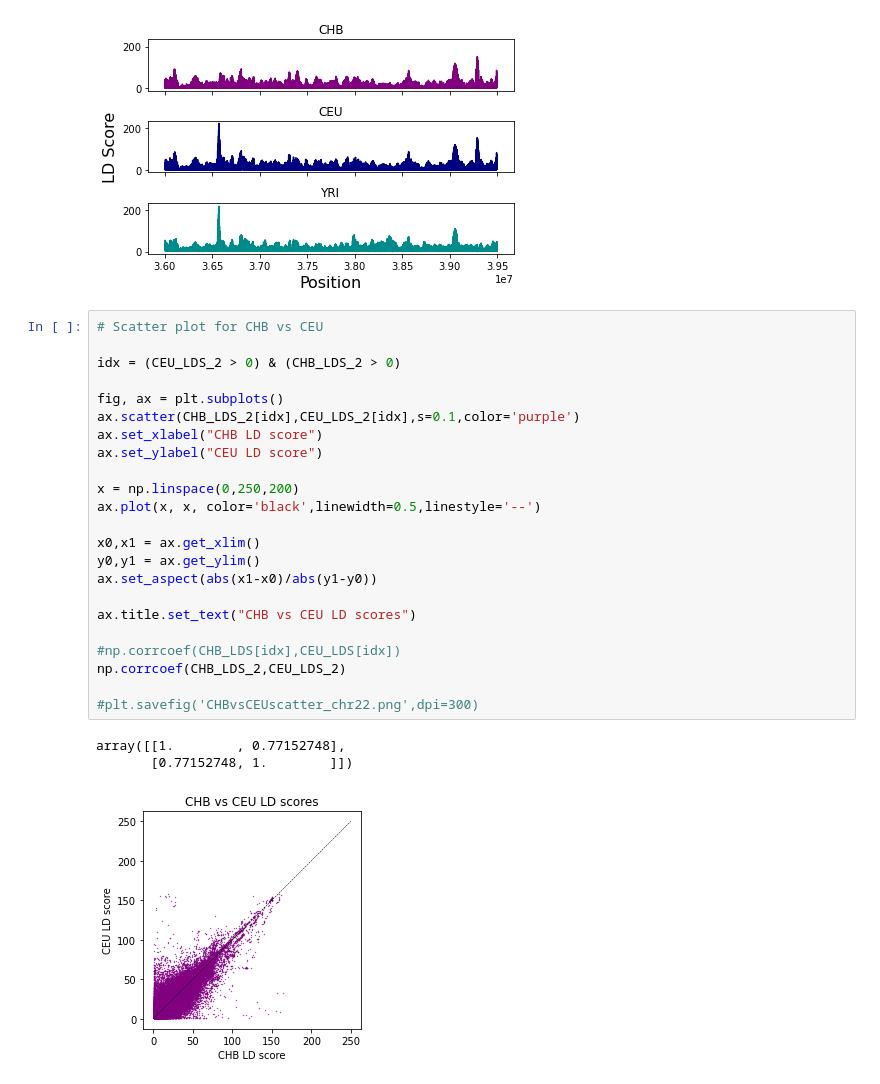
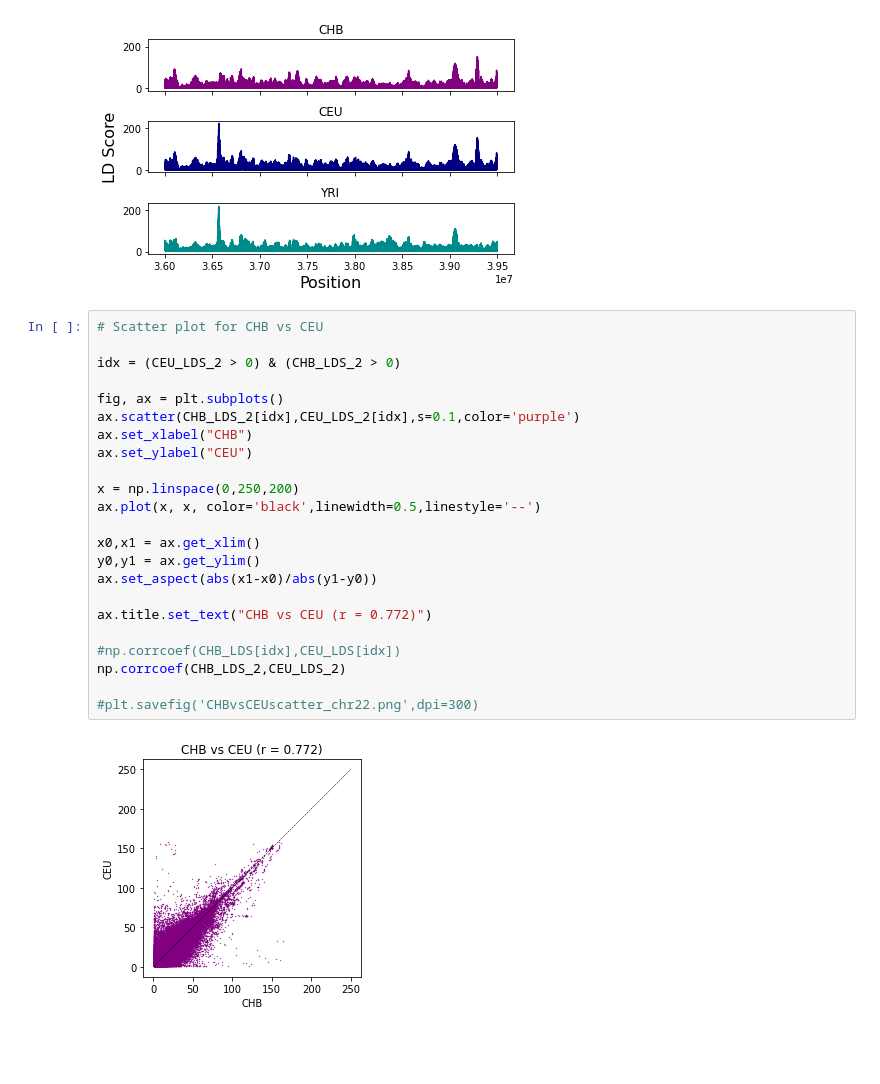
Before and after one commit to achyutha11/geo_LD_viz_v2, a Jupyter notebook: doc/notebooks/kxpexp.ipynb, the cells around one changed output. Cells and saved outputs as stored; diff of their text form; blank space fills up the shorter version.

```diff
--- a/doc/notebooks/kxpexp.ipynb
+++ b/doc/notebooks/kxpexp.ipynb
@@ -518,30 +248,28 @@ plt.tight_layout()
 # %%
 # Scatter plot for CHB vs CEU
 
 idx = (CEU_LDS_2 > 0) & (CHB_LDS_2 > 0)
 
 fig, ax = plt.subplots()
 ax.scatter(CHB_LDS_2[idx],CEU_LDS_2[idx],s=0.1,color='purple')
-ax.set_xlabel("CHB LD score")
-ax.set_ylabel("CEU LD score")
+ax.set_xlabel("CHB")
+ax.set_ylabel("CEU")
 
 x = np.linspace(0,250,200)
 ax.plot(x, x, color='black',linewidth=0.5,linestyle='--')
 
 x0,x1 = ax.get_xlim()
 y0,y1 = ax.get_ylim()
 ax.set_aspect(abs(x1-x0)/abs(y1-y0))
 
-ax.title.set_text("CHB vs CEU LD scores")
+ax.title.set_text("CHB vs CEU (r = 0.772)")
 
 #np.corrcoef(CHB_LDS[idx],CEU_LDS[idx])
 np.corrcoef(CHB_LDS_2,CEU_LDS_2)
 
 #plt.savefig('CHBvsCEUscatter_chr22.png',dpi=300)
 # %% [output]
-array([[1.        , 0.77152748],
-       [0.77152748, 1.        ]])
-[figure, old version]
+[figure, new version]
 # %%
 # Scatter plot for CHB vs YRI
 
```
Also changed, not shown: parts of 36 cells of this notebook.
